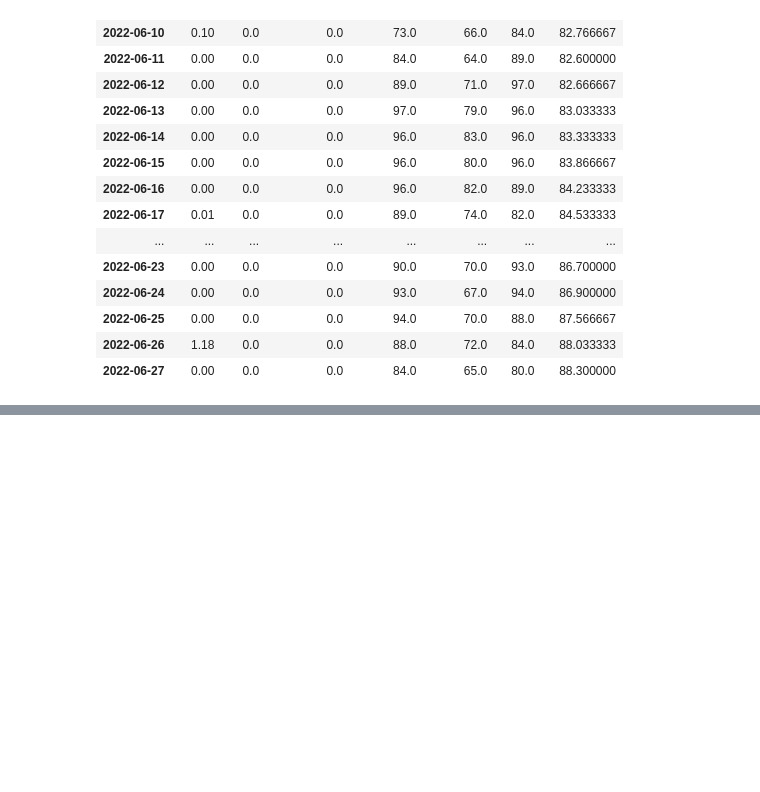
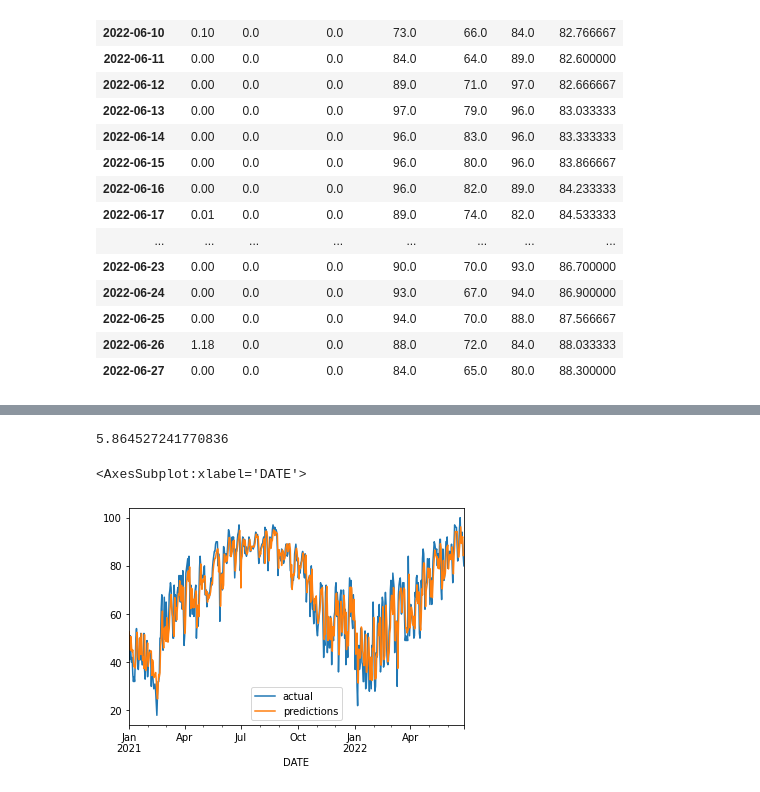
Before and after one commit to Eleanor-Shellstrop/ml-weather, a Jupyter notebook: weather.ipynb, the cells around one changed output, grey strips where cells are left out. Saved outputs shown, nothing was run; the diff lists cells and outputs as text; code cells hidden in the pictures; blank space fills up the shorter version.

Commit message:
Add more predictors

```diff
--- a/weather.ipynb
+++ b/weather.ipynb
@@ -443,0 +452,6 @@ core.tail(20)
+# %%
+# Add new predictors into function
+predictors = ["precip", "temp_max", "temp_min", "month_max", "month_day_max", "max_min"]
+# %%
+# Remove first 30 rows b/c of NaNs
+core = core.iloc[30:, :].copy()
@@ -443,0 +470,14 @@ core.tail(20)
+# %%
+replace_inf = core["max_min"].quantile(0.98)
+core = core.replace(np.inf, replace_inf)
+# %%
+error, combined = create_predictions(predictors, core, reg)
+# %%
+error
+# %% [output]
+5.864527241770836
+# %%
+combined.plot()
+# %% [output]
+<AxesSubplot:xlabel='DATE'>
+[figure, added]
```
Also changed, not shown: parts of 18 cells of this notebook.
